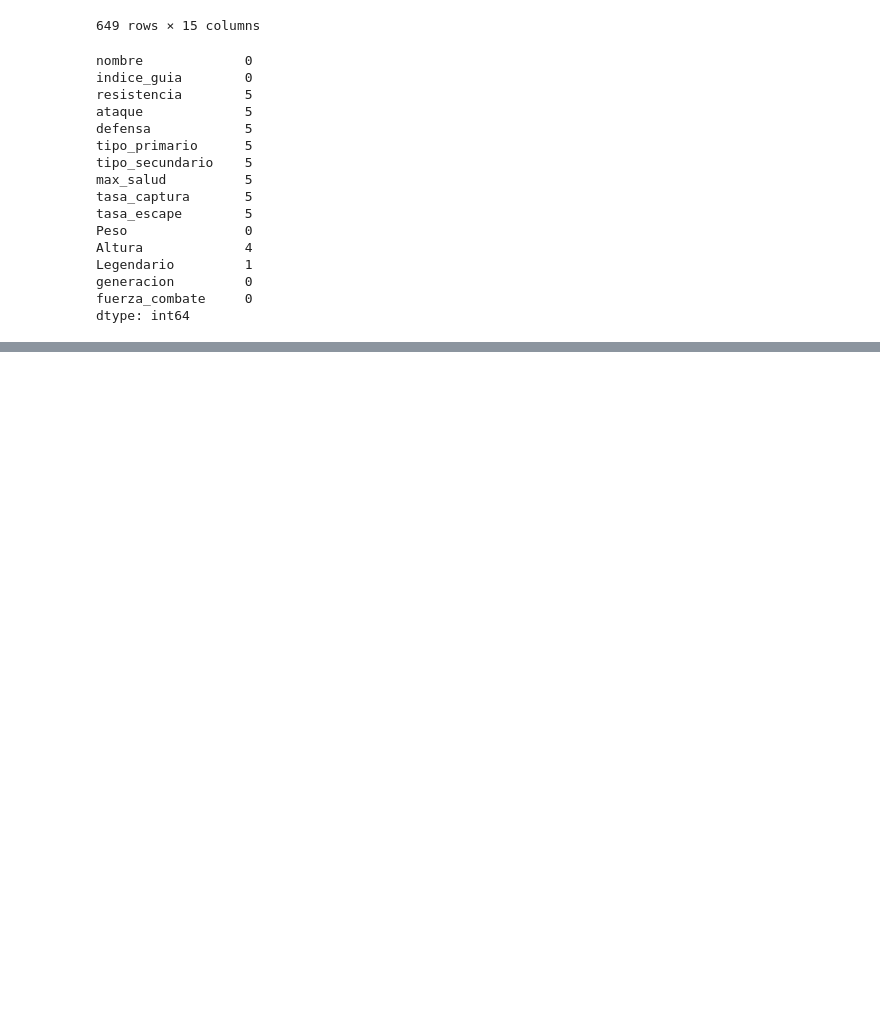
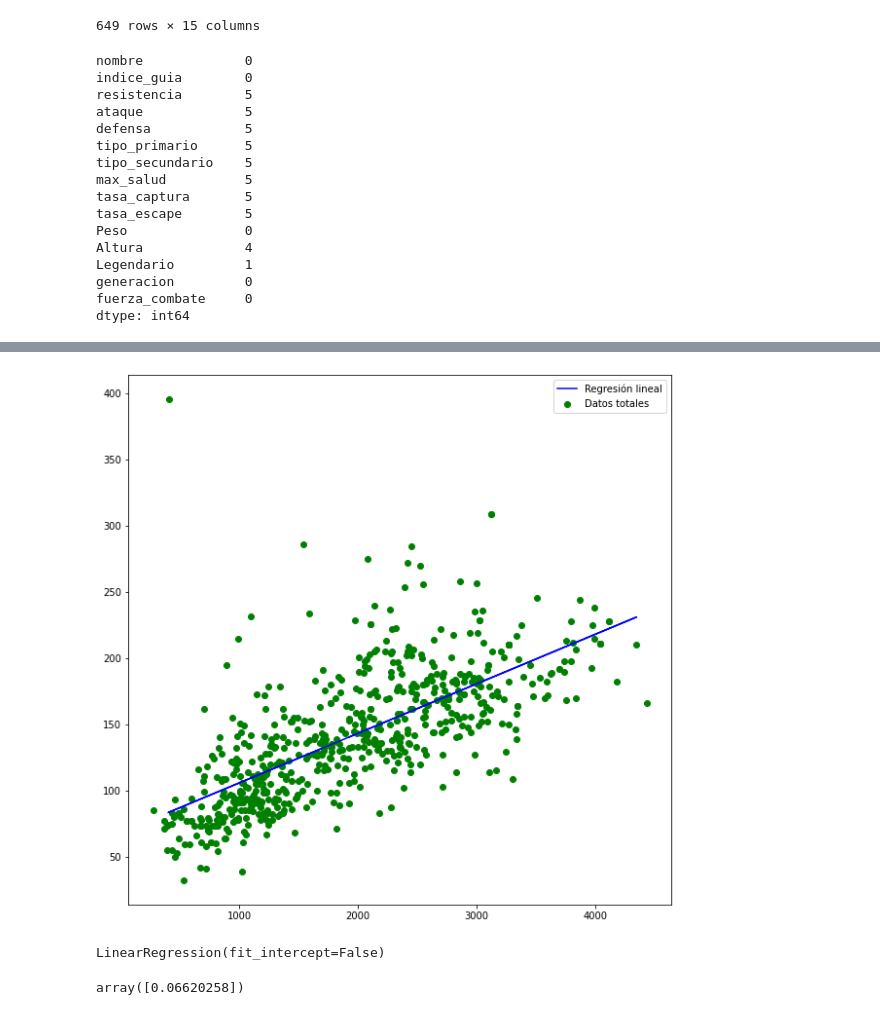
Before and after one commit to IonatanPerez/AprenderProgramando_cursos_2022, a Jupyter notebook: Proyectos personales/Martes/Paola Rivero-Martes/pokemón.ipynb, the cells around one changed output, grey strips where cells are left out. Saved outputs shown, nothing was run; the diff lists cells and outputs as text; code cells hidden in the pictures; blank space fills up the shorter version.

```diff
--- a/Proyectos personales/Martes/Paola Rivero-Martes/pokemón.ipynb
+++ b/Proyectos personales/Martes/Paola Rivero-Martes/pokemón.ipynb
@@ -143,0 +399,9 @@ lista_imputar
+# %%
+
+plt.figure(figsize = (10,10))
+plt.plot(x_test, y_pred, color = 'b', label = 'Regresión lineal')
+plt.scatter(X, y, color = 'g', label = 'Datos totales')
+plt.legend()
+plt.show()
+# %% [output]
+[figure, added]
@@ -143,0 +410,8 @@ lista_imputar
+# %%
+modelo_sin_inter.fit(X_train, y_train)
+# %% [output]
+LinearRegression(fit_intercept=False)
+# %%
+modelo_sin_inter.coef_
+# %% [output]
+array([0.06620258])
```
Also changed, not shown: parts of 45 cells of this notebook, 21 other files.
